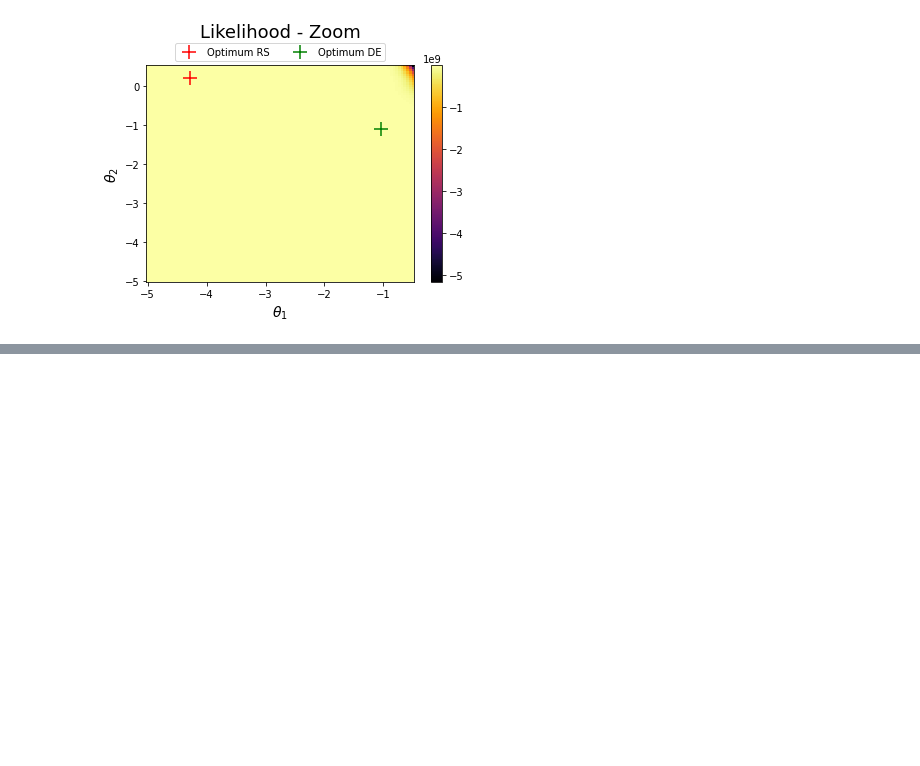
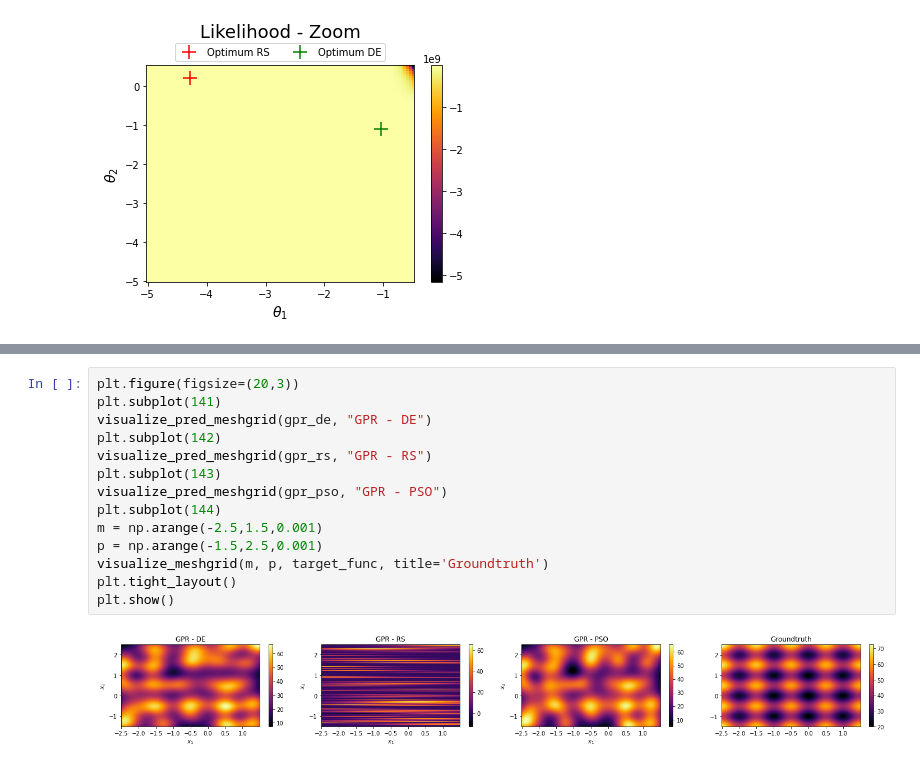
Before and after one commit to PascalKnoll/Investigation-of-Particle-Swarm-Optimization, a Jupyter notebook: clean_notebook.ipynb, the cells around one changed output, grey strips where cells are left out. Cells and saved outputs as stored; diff of their text form; blank space fills up the shorter version.

```diff
--- a/clean_notebook.ipynb
+++ b/clean_notebook.ipynb
@@ -201,0 +252,16 @@ plt.legend(loc='upper center', bbox_to_anchor=(0.5, 1.125, 0, 0), ncol=2)
+# %%
+plt.figure(figsize=(20,3))
+plt.subplot(141)
+visualize_pred_meshgrid(gpr_de, "GPR - DE")
+plt.subplot(142)
+visualize_pred_meshgrid(gpr_rs, "GPR - RS")
+plt.subplot(143)
+visualize_pred_meshgrid(gpr_pso, "GPR - PSO")
+plt.subplot(144)
+m = np.arange(-2.5,1.5,0.001)
+p = np.arange(-1.5,2.5,0.001)
+visualize_meshgrid(m, p, target_func, title='Groundtruth')
+plt.tight_layout()
+plt.show()
+# %% [output]
+[figure, added]
```
Also changed, not shown: parts of 17 cells of this notebook, 2 other files.
